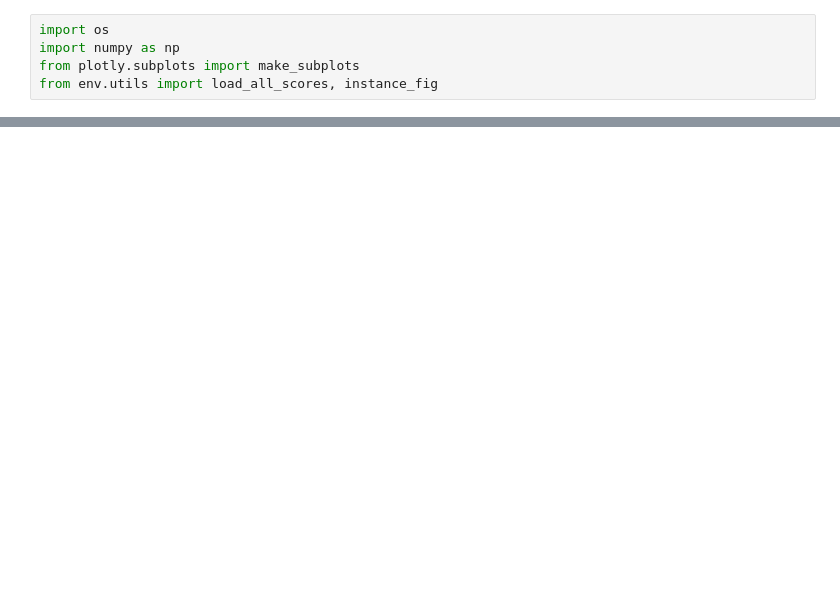
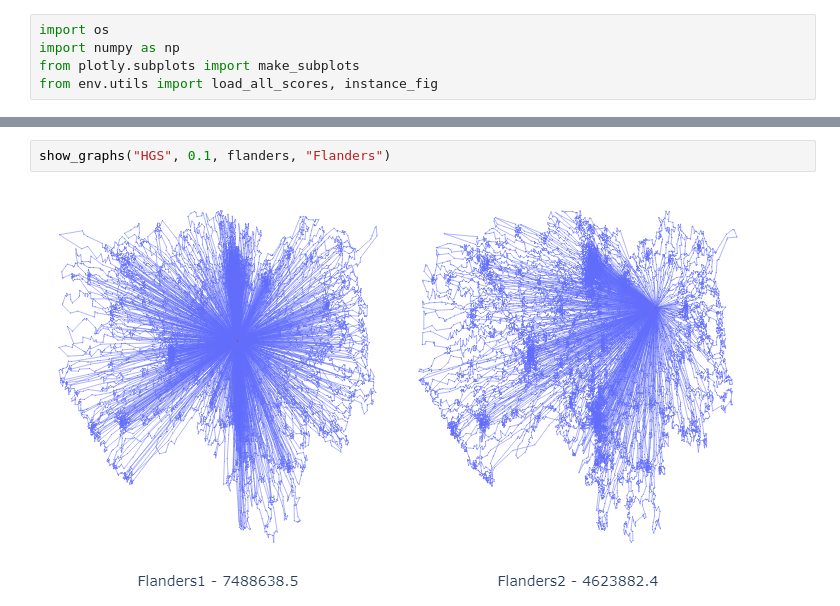
Before and after one commit to vietbtx/VRPpp, a Jupyter notebook: experiments_realworld.ipynb, the cells around one changed output, grey strips where cells are left out. Drawn from its saved outputs; the diff is of its cells as text; blank space fills up the shorter version.

```diff
--- a/experiments_realworld.ipynb
+++ b/experiments_realworld.ipynb
@@ -36,0 +59,4 @@ show_graphs("HGS", 0.1, irl_hgs_antwerp_best_score)
+# %%
+show_graphs("HGS", 0.1, flanders, "Flanders")
+# %% [output]
+[figure, added]
```
Also changed, not shown: parts of 6 cells of this notebook.
